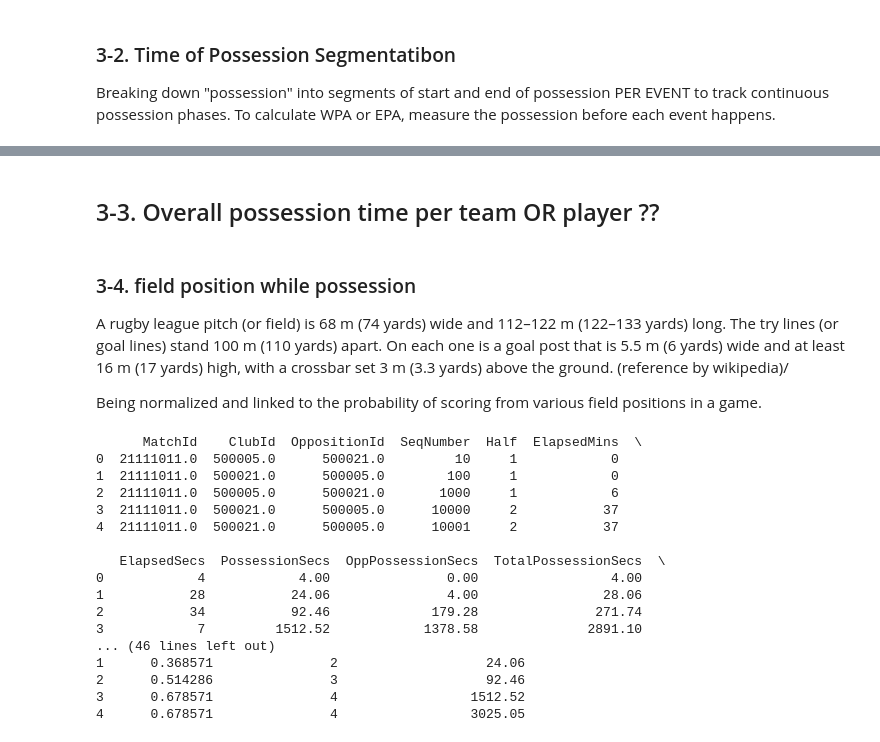
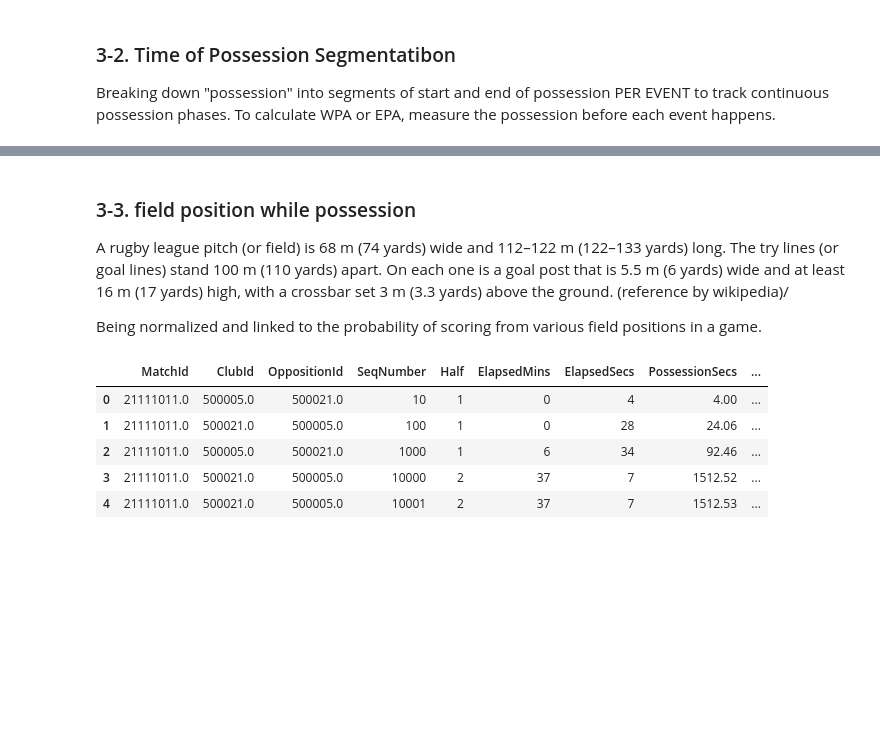
Before and after one commit to Nasz-113/data3001-data-nrl-1, a Jupyter notebook: posession_product.ipynb, the cells around one changed output, grey strips where cells are left out. Saved outputs shown, nothing was run; the diff lists cells and outputs as text; code cells hidden in the pictures; blank space fills up the shorter version.

```diff
--- a/posession_product.ipynb
+++ b/posession_product.ipynb
@@ -198,23 +190,0 @@ plt.show()
-# %%
-def get_team_possession_data(df_possession):
-    team_possession = df_possession.groupby(['MatchId', 'InPossessionClubId']).agg(
-        TotalPossessionTime=('PossessionSecs', 'sum'),
-        TotalOpponentPossessionTime=('OppPossessionSecs', 'sum'),
-        AverageFieldPositionX=('XmNormalized', 'mean'),
-        AverageFieldPositionY=('YmNormalized', 'mean'),
-        AverageScore=('Score', 'mean'),
-        AverageOppScore=('OppScore', 'mean'),
-        PossessionCount=('PossessionSecs', 'count')
-    ).reset_index()
-
-    return team_possession
-# Example usage:
-csv_path = '/Users/june/Downloads/24T3/data3001/2021 Event Data.csv'
-df_possession = Possession_filter(csv_path)  # Assume Possession_filter is already implemented
-df_team_possession = get_team_possession_data(df_possession)
-
-# Save team possession data to a new CSV
-df_team_possession.to_csv('/Users/june/Downloads/24T3/data3001/team_possession_data.csv', index=False)
-
-# Inspect the first few rows
-print(df_team_possession.head())
@@ -291,17 +258,17 @@ To calculate WPA or EPA, measure the possession before each event happens.
 #for each team, calc time..
 
 # Detect changes in possession
-pt_possession['PreviousPossessionClubId'] = pt_possession['InPossessionClubId'].shift(1)
-pt_possession['PossessionSwitched'] = pt_possession['InPossessionClubId'] != pt_possession['PreviousPossessionClubId']
+df_possession['PreviousPossessionClubId'] = df_possession['InPossessionClubId'].shift(1)
+df_possession['PossessionSwitched'] = df_possession['InPossessionClubId'] != df_possession['PreviousPossessionClubId']
 
 # Create possession segments by detecting when possession switches
-pt_possession['PossessionTimeStart'] = df_possession['PossessionSwitched'].apply(lambda x: 1 if x else 0).cumsum()
+df_possession['PossessionTimeStart'] = df_possession['PossessionSwitched'].apply(lambda x: 1 if x else 0).cumsum()
 
 # possession time = time when event happend - starting time
 # standardize Time Min:Sec and do the subtraction to get the duration
-pt_possession['PossessionStartSecs'] = pt_possession.groupby('PossessionTimeStart')['ElapsedMins'].transform('first') * 60 + pt_possession.groupby('PossessionTimeStart')['ElapsedSecs'].transform('first')
-pt_possession['PossessionEndSecs'] = pt_possession.groupby('PossessionTimeStart')['ElapsedMins'].transform('last') * 60 + pt_possession.groupby('PossessionTimeStart')['ElapsedSecs'].transform('last')
-pt_possession['PossessionDuration'] = pt_possession['PossessionEndSecs'] - pt_possession['PossessionStartSecs']
+df_possession['PossessionStartSecs'] = df_possession.groupby('PossessionTimeStart')['ElapsedMins'].transform('first') * 60 + df_possession.groupby('PossessionTimeStart')['ElapsedSecs'].transform('first')
+df_possession['PossessionEndSecs'] = df_possession.groupby('PossessionTimeStart')['ElapsedMins'].transform('last') * 60 + df_possession.groupby('PossessionTimeStart')['ElapsedSecs'].transform('last')
+df_possession['PossessionDuration'] = df_possession['PossessionEndSecs'] - df_possession['PossessionStartSecs']
 
 #for use
-Possession_duration = pt_possession['PossessionDuration']
+Possession_duration = df_possession['PossessionDuration']
@@ -310,2 +274,0 @@ KeyError: 'Column not found: ElapsedMins'
-# %% [markdown]
-## 3-3. Overall possession time per team OR player ??
@@ -316,5 +275,5 @@ df_players_possession = get_players_possession(df_possession)poss
 # %% [markdown]
-### 3-4. field position while possession
+### 3-3. field position while possession
  A rugby league pitch (or field) is 68 m (74 yards) wide and 112–122 m (122–133 yards) long.
 The try lines (or goal lines) stand 100 m (110 yards) apart. On each one is a goal post that is 5.5 m (6 yards) wide
 and at least 16 m (17 yards) high, with a crossbar set 3 m (3.3 yards) above the ground. (reference by wikipedia)/
@@ -358,20 +289,9 @@ df_players_possession = get_players_possession(df_possession)
 # %%
-print(df_possession.head())
+display(df_possession_field_position.head())
 # %% [output]
-      MatchId    ClubId  OppositionId  SeqNumber  Half  ElapsedMins  \
-0  21111011.0  500005.0      500021.0         10     1            0
-1  21111011.0  500021.0      500005.0        100     1            0
-2  21111011.0  500005.0      500021.0       1000     1            6
-3  21111011.0  500021.0      500005.0      10000     2           37
-4  21111011.0  500021.0      500005.0      10001     2           37
-
-   ElapsedSecs  PossessionSecs  OppPossessionSecs  TotalPossessionSecs  \
-0            4            4.00               0.00                 4.00
-1           28           24.06               4.00                28.06
-2           34           92.46             179.28               271.74
-3            7         1512.52            1378.58              2891.10
-... (46 lines left out)
-1      0.368571               2                   24.06
-2      0.514286               3                   92.46
-3      0.678571               4                 1512.52
-4      0.678571               4                 3025.05
+|  | MatchId | ClubId | OppositionId | SeqNumber | Half | ElapsedMins | ElapsedSecs | PossessionSecs | ... |
+| 0 | 21111011.0 | 500005.0 | 500021.0 | 10 | 1 | 0 | 4 | 4.00 | ... |
+| 1 | 21111011.0 | 500021.0 | 500005.0 | 100 | 1 | 0 | 28 | 24.06 | ... |
+| 2 | 21111011.0 | 500005.0 | 500021.0 | 1000 | 1 | 6 | 34 | 92.46 | ... |
+| 3 | 21111011.0 | 500021.0 | 500005.0 | 10000 | 2 | 37 | 7 | 1512.52 | ... |
+| 4 | 21111011.0 | 500021.0 | 500005.0 | 10001 | 2 | 37 | 7 | 1512.53 | ... |
```
Also changed, not shown: parts of 14 cells of this notebook.
